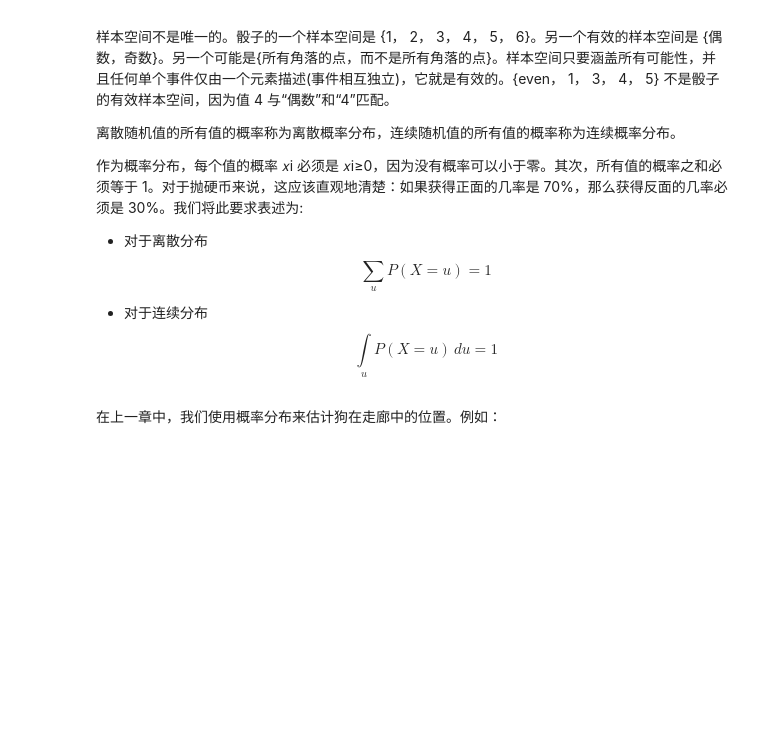
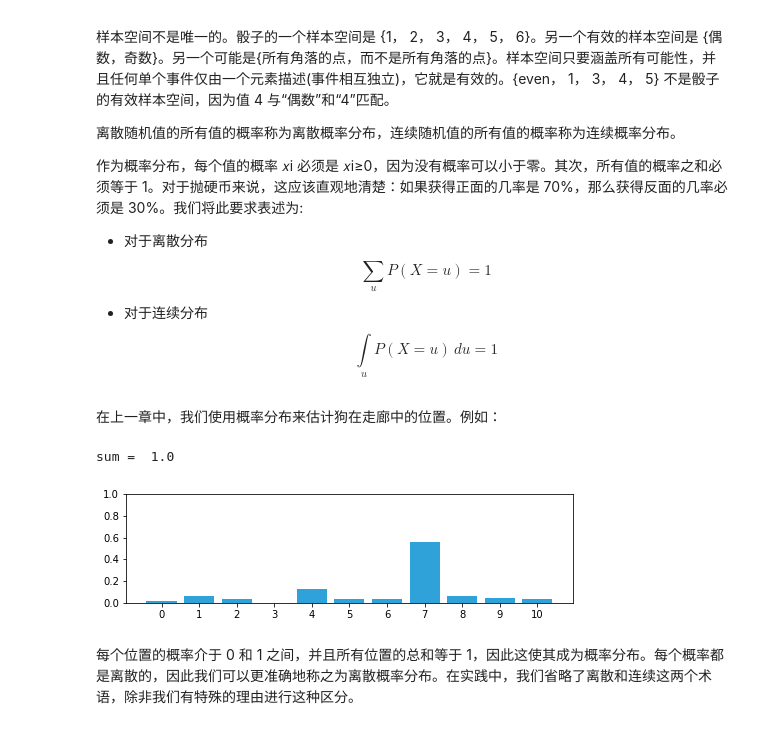
Before and after one commit to SunJianboGitHub/KalmanFilter, a Jupyter notebook: 03-高斯.ipynb, the cells around one changed output. Cells and saved outputs as stored; diff of their text form; code cells hidden in the pictures; blank space fills up the shorter version.

```diff
--- a/03-高斯.ipynb
+++ b/03-高斯.ipynb
@@ -59,3 +59,17 @@ $$\begin{gathered}P(X{=}H) = 0.5\\P(X{=}T)=0.5\end{gathered}$$
   $$\int\limits_u P(X{=}u) \,du= 1$$
 # %% [markdown]
 在上一章中，我们使用概率分布来估计狗在走廊中的位置。例如：
+# %%
+import numpy as np
+import lean.kf_book.book_plots as book_plots
+
+belief = np.array([1, 4, 2, 0, 8, 2, 2, 35, 4, 3, 2])
+belief = belief / np.sum(belief)
+with book_plots.figsize(y=2):
+    book_plots.bar_plot(belief)
+print('sum = ', np.sum(belief))
+# %% [output]
+sum =  1.0
+[figure, added]
+# %% [markdown]
+每个位置的概率介于 0 和 1 之间，并且所有位置的总和等于 1，因此这使其成为概率分布。每个概率都是离散的，因此我们可以更准确地称之为离散概率分布。在实践中，我们省略了离散和连续这两个术语，除非我们有特殊的理由进行这种区分。
```
Also changed, not shown: parts of 34 cells of this notebook.
